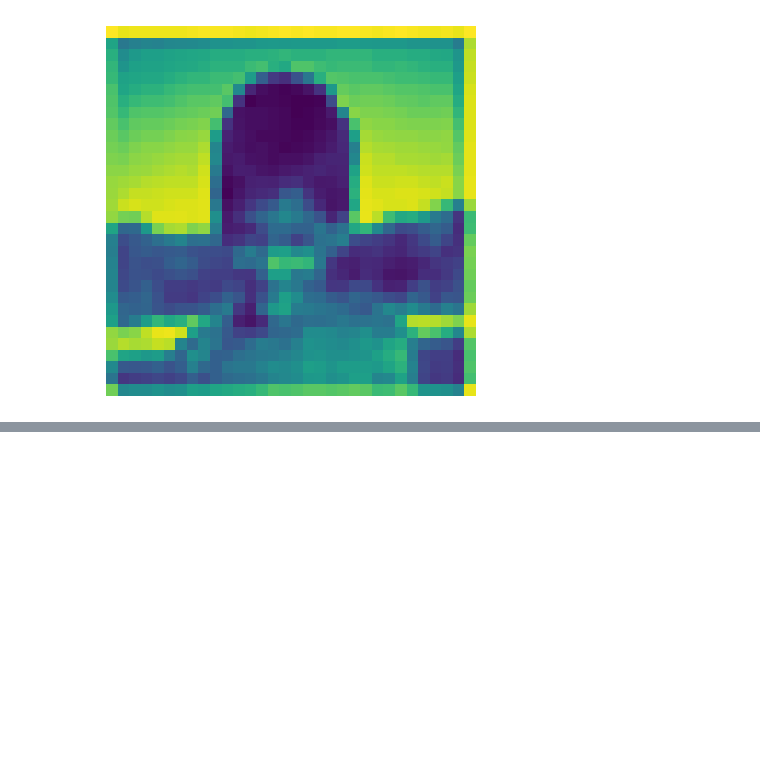
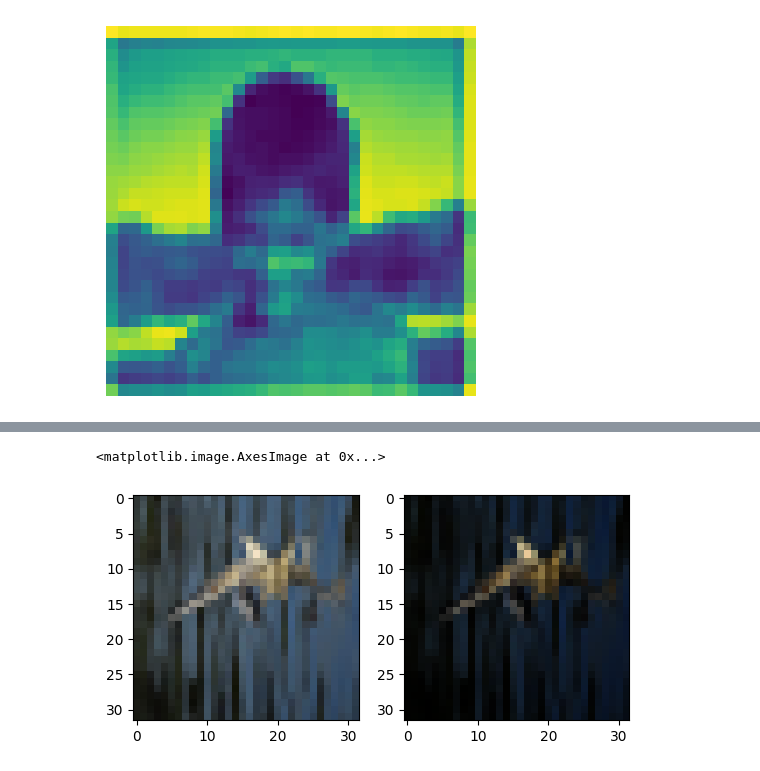
Before and after one commit to Alizzie/ST_CA1, a Jupyter notebook: main.ipynb, the cells around one changed output, grey strips where cells are left out. Cells and saved outputs as stored; diff of their text form; code cells hidden in the pictures; blank space fills up the shorter version.

```diff
--- a/main.ipynb
+++ b/main.ipynb
@@ -351,3 +384,20 @@ plt.axis('off')
+# %%
+def adjust_gamma(img):
+  img = tf.image.adjust_gamma(
+    img, gamma=2, gain=1
+)
+  return img
+
+rd_index = random.randint(0, (len(x_train)-1))
+label = y_train[rd_index]
+img = load_image(x_train[rd_index])
+plt.subplot(1, 2, 1)
+plt.imshow(img)
+plt.subplot(1, 2, 2)
+plt.imshow(adjust_gamma(img))
+# %% [output]
+<matplotlib.image.AxesImage at 0x...>
+[figure, added]
 # %%
 def preprocess(img):
   img = load_image(img)
```
Also changed, not shown: parts of 12 cells of this notebook.
